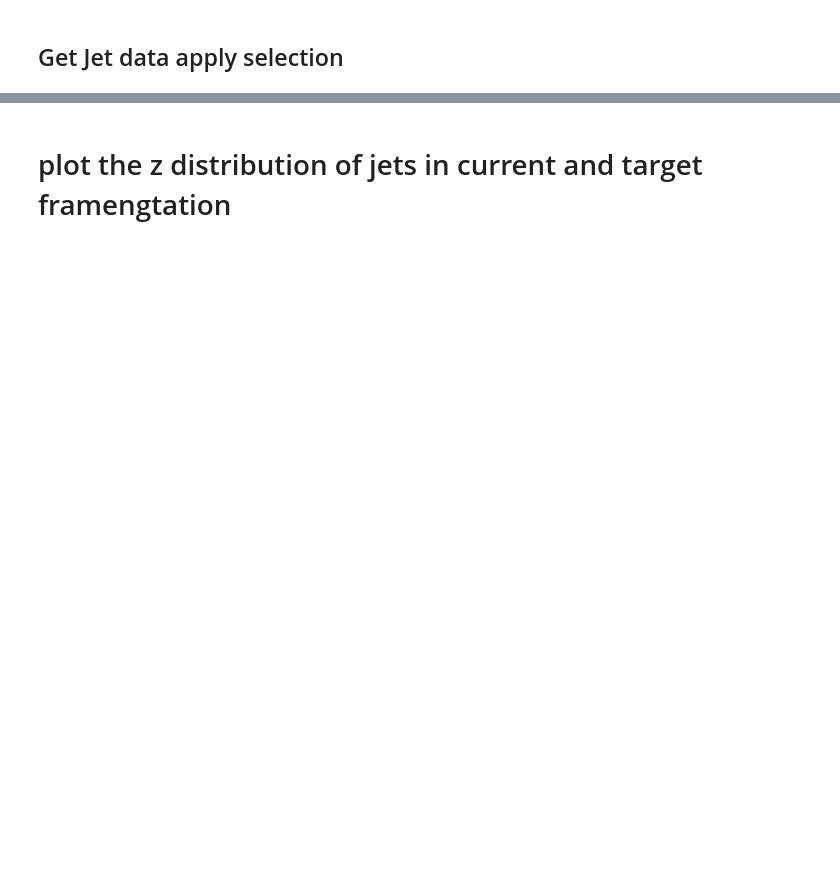
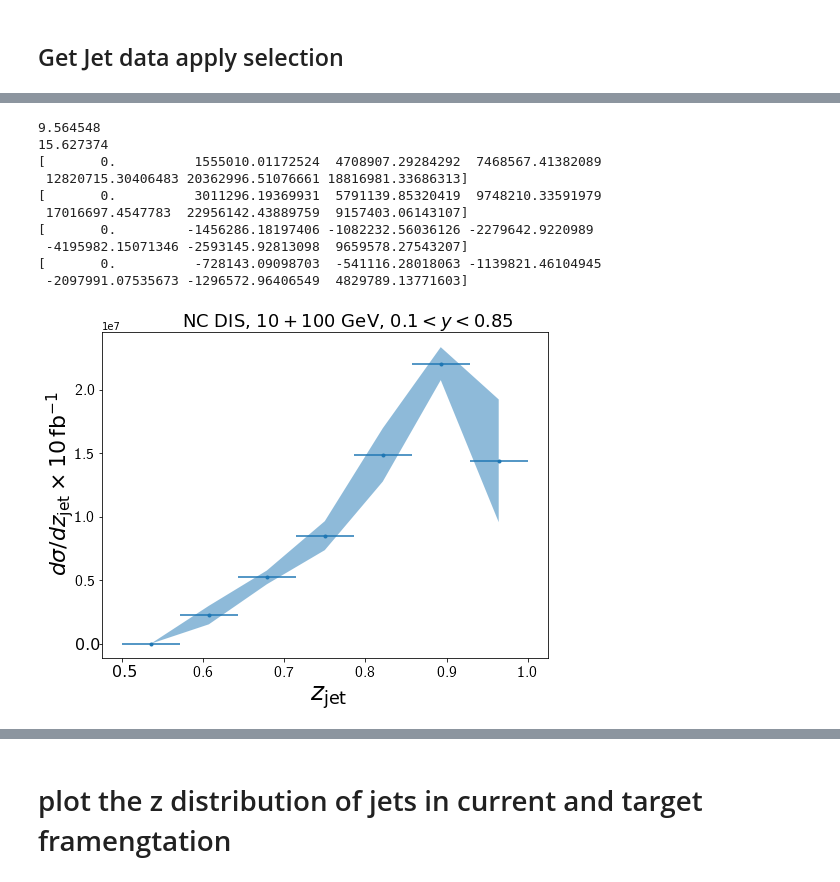
Before and after one commit to miguelignacio/eicsim, a Jupyter notebook: BreitAnalysis.ipynb, the cells around one changed output, grey strips where cells are left out. Drawn from its saved outputs; the diff is of its cells as text; code cells hidden in the pictures; blank space fills up the shorter version.

Commit message:
adding errors to z and qT spectrum

```diff
--- a/BreitAnalysis.ipynb
+++ b/BreitAnalysis.ipynb
@@ -140,0 +170,56 @@ plt.show()
+# %%
+nbins = 7
+minimo = 0.5
+maximo = 1.0
+fig = plt.figure(figsize=(8,6))
+query = 'jet_z>0.6 and jet_lab_pt>5 and Q2>100'
+print df_jet.query(query)['jet_lab_pt'].mean()
+print df_jet.query(query)['jet_lab_e'].mean()
+
+y, x  = np.histogram(df_jet.query(query)['jet_z'],bins=nbins,range=(minimo,maximo))
+xerr = (x[1:] - x[:-1])/2.0
+x = (x[1:]+x[:-1])/2
+y = y*to_cross_section
+y = y*1000*lumi
+erry = np.sqrt(y)
+plt.errorbar(x,y,  xerr = xerr, fmt='.',ls='none',label=r'jet $\eta<$0')
+
+y_up, x  = np.histogram(df_jet.query(query)['jet_z_up'],bins=nbins,range=(minimo,maximo))
+xerr = (x[1:] - x[:-1])/2.0
+x = (x[1:]+x[:-1])/2
+y_up = y_up*to_cross_section
+y_up = y_up*1000*lumi
+
+y_do, x  = np.histogram(df_jet.query(query)['jet_z_down'],bins=nbins,range=(minimo,maximo))
+xerr = (x[1:] - x[:-1])/2.0
+x = (x[1:]+x[:-1])/2
+y_do = y_do*to_cross_section
+y_do = y_do*1000*lumi
+
+print y_up
+print y_do
+print y_up-y_do
+print (y_up-y_do)/2.0
+error= abs(y_up-y_do)/2.0
+from matplotlib import rc
+rc('text', usetex=True)
+plt.fill_between(x, y-error, y+error,alpha=0.5,label='error')
+
+plt.yticks(fontsize=16)
+plt.xticks(fontsize=16)
+plt.xlabel(r'$z_{\mathrm{jet}}$',fontsize=25)
+plt.ylabel(r'$d\sigma/d z_{\mathrm{jet}} \times 10 \, \mathrm{fb}^{-1}$', fontsize=22)
+plt.title('$\mathrm{NC}\ \mathrm{DIS}$, $10+100$ $\mathrm{GeV}$, $0.1<y<0.85$', fontsize=18)
+plt.show()
+# %% [output]
+9.564548
+15.627374
+[       0.          1555010.01172524  4708907.29284292  7468567.41382089
+ 12820715.30406483 20362996.51076661 18816981.33686313]
+[       0.          3011296.19369931  5791139.85320419  9748210.33591979
+ 17016697.4547783  22956142.43889759  9157403.06143107]
+[       0.         -1456286.18197406 -1082232.56036126 -2279642.9220989
+ -4195982.15071346 -2593145.92813098  9659578.27543207]
+[       0.          -728143.09098703  -541116.28018063 -1139821.46104945
+ -2097991.07535673 -1296572.96406549  4829789.13771603]
+[figure, added]
```
Also changed, not shown: parts of 15 cells of this notebook.
